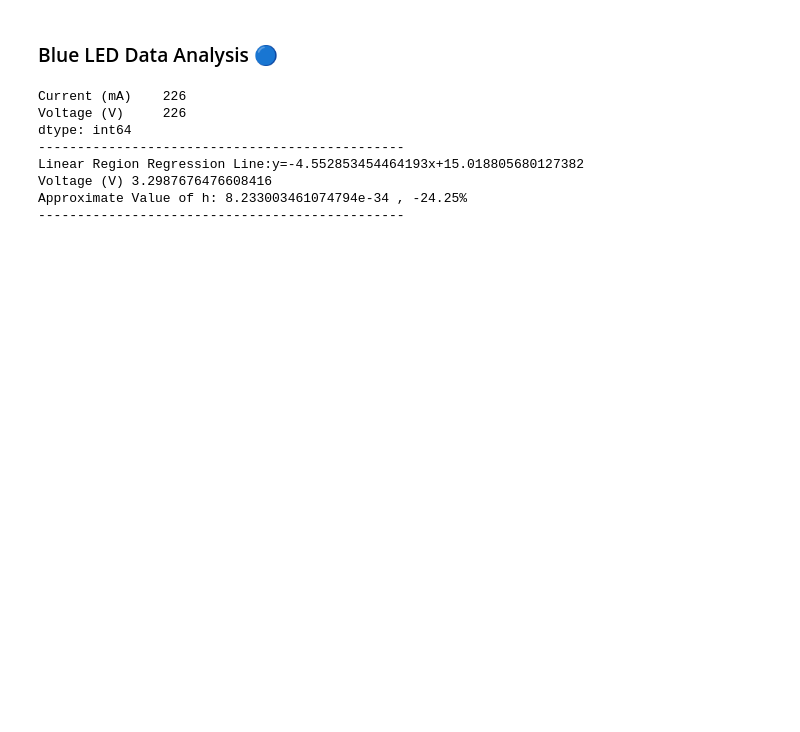
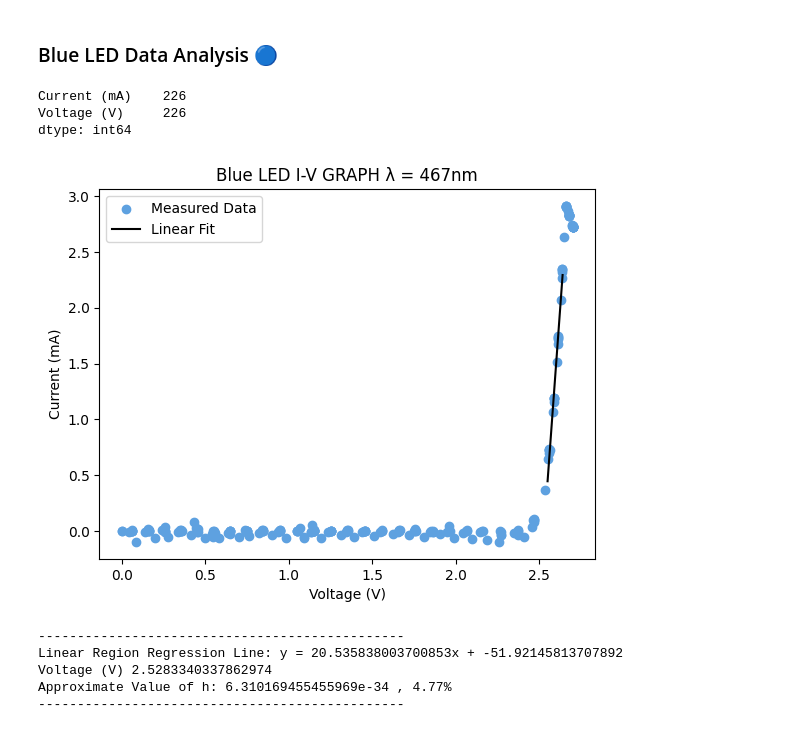
Before and after one commit to MrBenjaminHolmes/PlanckLED-ESP32, a Jupyter notebook: PlanckLED-ESP32.ipynb, the cells around one changed output. Cells and saved outputs as stored; diff of their text form; code cells hidden in the pictures; blank space fills up the shorter version.

```diff
--- a/PlanckLED-ESP32.ipynb
+++ b/PlanckLED-ESP32.ipynb
@@ -133,25 +226,54 @@ fig = px.scatter(
     color_discrete_sequence=["#4995dd"]
 )
 fig.show()
-
-linearRegionValueLower =2.53
-linearRegionValueUpper = 2.66
-linear = greenData[(greenData["Voltage (V)"] > linearRegionValueLower) &
-                    (greenData["Voltage (V)"] < linearRegionValueUpper)]
-Bm,Bc=np.polyfit(linear["Voltage (V)"],linear["Current (mA)"],1)
-print("-----------------------------------------------")
-print(f"Linear Region Regression Line:y={Bm}x+{Bc}")
-print(f"Voltage (V) {-Bc/Bm}")
-h= (sci.constants.e * (-Bc/Bm)*wavelength)/(sci.constants.c)
-percentDiff = (sci.constants.h-h)/(sci.constants.h)*100
-print(f"Approximate Value of h: {h} , {round (percentDiff, 2)}%")
-print("-----------------------------------------------")
 # %% [output]
 Current (mA)    226
 Voltage (V)     226
 dtype: int64
------------------------------------------------
-Linear Region Regression Line:y=-4.552853454464193x+15.018805680127382
-Voltage (V) 3.2987676476608416
-Approximate Value of h: 8.233003461074794e-34 , -24.25%
------------------------------------------------
+# %%
+linearRegionValueLower =2.55
+linearRegionValueUpper = 2.64
+linear = blueData[(blueData["Voltage (V)"] > linearRegionValueLower) &
+                    (blueData["Voltage (V)"] < linearRegionValueUpper)]
+
+plt.figure()
+plt.scatter(
+    blueData["Voltage (V)"],
+    blueData["Current (mA)"],
+    color="#5ea1e0",
+    label="Measured Data"
+)
+
+plt.title("Blue LED I-V GRAPH λ = 467nm")
+plt.xlabel("Voltage (V)")
+plt.ylabel("Current (mA)")
+
+Bm, Bc = np.polyfit(linear["Voltage (V)"], linear["Current (mA)"], 1)
+
+
+x_fit = np.linspace(linearRegionValueLower, linearRegionValueUpper, 100)
+y_fit = Bm * x_fit + Bc
+plt.plot(x_fit, y_fit, color="black", label="Linear Fit")
+
+plt.legend()
+plt.show()
+
+print("-----------------------------------------------")
+print(f"Linear Region Regression Line: y = {Bm}x + {Bc}")
+
+Thresholdvoltage = -Bc /Bm
+print(f"Voltage (V) {Thresholdvoltage}")
+
+h = (sci.constants.e * Thresholdvoltage * wavelength) / sci.constants.c
+
+percentDiff = (sci.constants.h - h) / sci.constants.h * 100
+
+print(f"Approximate Value of h: {h} , {round(percentDiff,2)}%")
+print("-----------------------------------------------")
+# %% [output]
+[figure, added]
+-----------------------------------------------
+Linear Region Regression Line: y = 20.535838003700853x + -51.92145813707892
+Voltage (V) 2.5283340337862974
+Approximate Value of h: 6.310169455455969e-34 , 4.77%
+-----------------------------------------------
```
Also changed, not shown: parts of 7 cells of this notebook.
